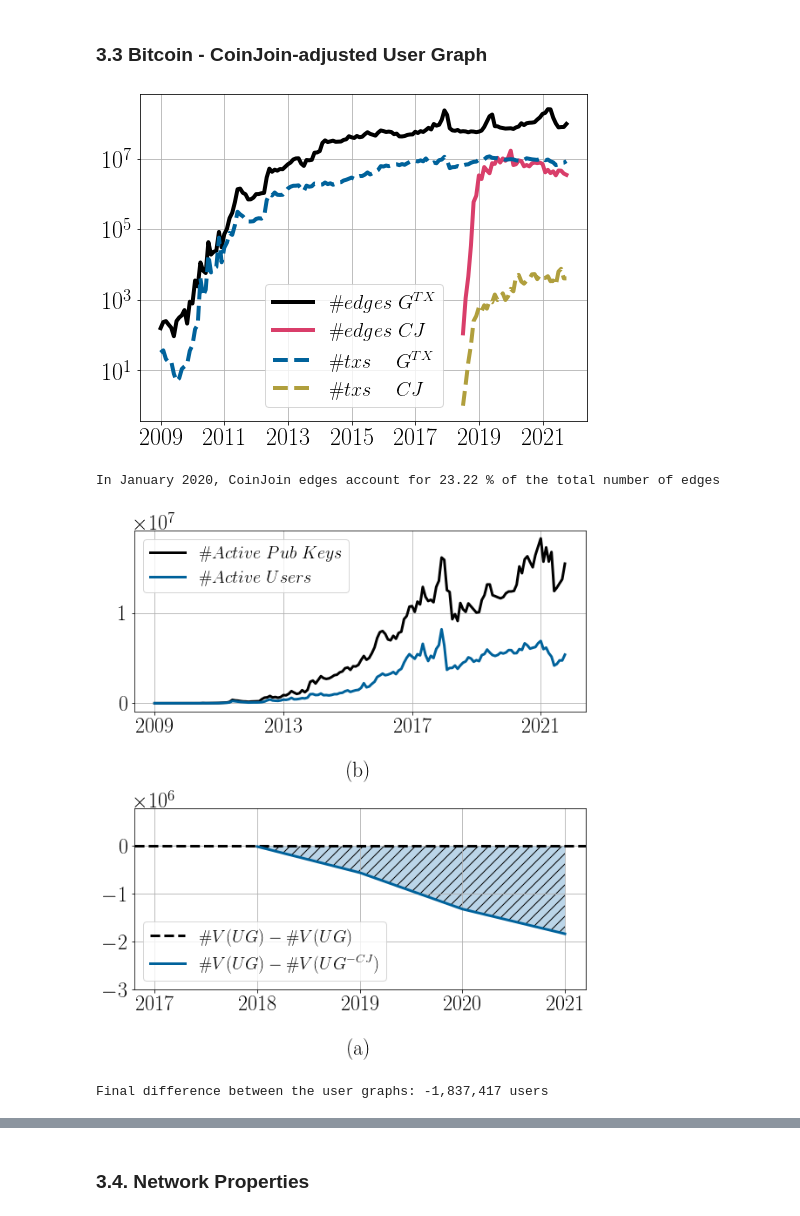
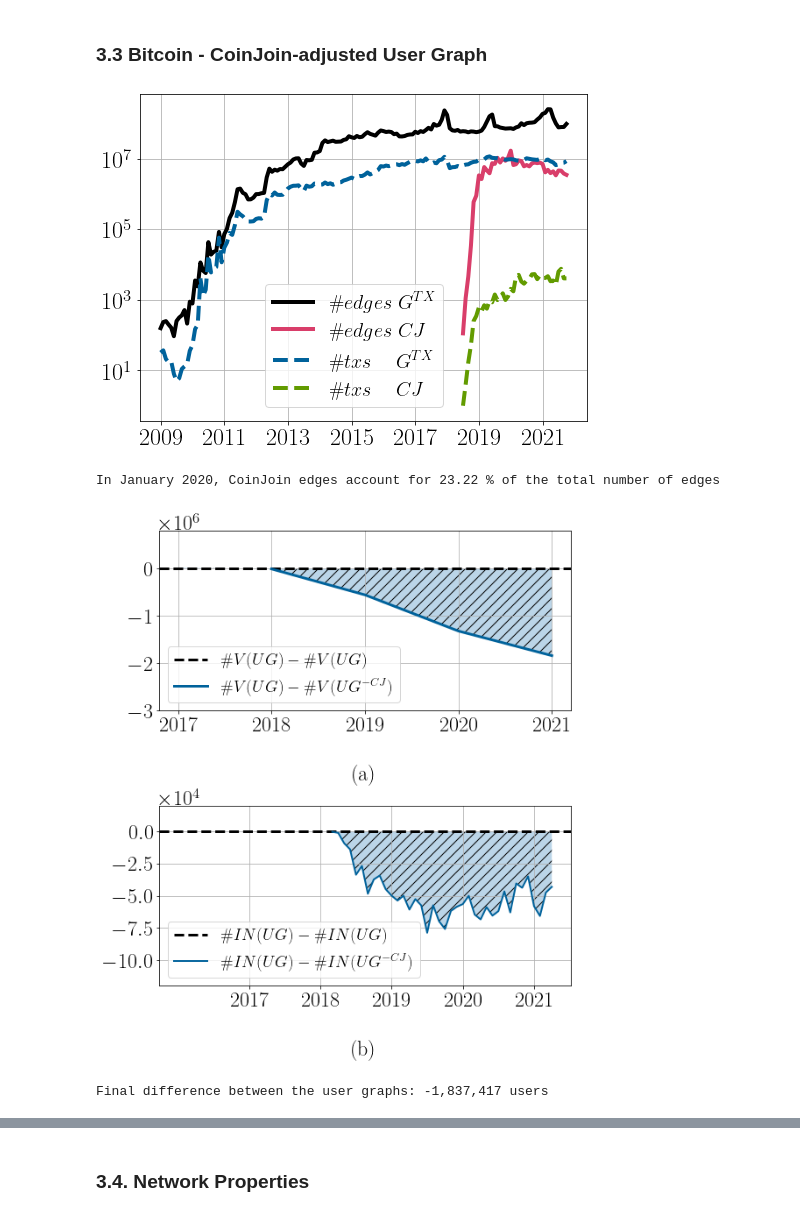
Before and after one commit to nerolation/wu-bitcoin-clustering-analysis, a Jupyter notebook: analysis.ipynb, the cells around one changed output, grey strips where cells are left out. Drawn from its saved outputs; the diff is of its cells as text; code cells hidden in the pictures.

```diff
--- a/analysis.ipynb
+++ b/analysis.ipynb
@@ -75,8 +50,8 @@ from matplotlib import gridspec
 plt.rcParams['axes.grid'] = True
 plt.rcParams['font.family'] = 'STIXGeneral'
 plt.rcParams.update({
-  "text.usetex": True
-  #"font.family": "Helvetica"
+  "text.usetex": True,
+  "font.family": "Helvetica"
 })
 
 pd.options.display.float_format = '${:,.2f}'.format
@@ -90,8 +65,6 @@ os.environ['GOOGLE_APPLICATION_CREDENTIALS'] = credentials_path
 
 if not os.path.isdir("./pictures"):
     os.mkdir("./pictures")
-
-
 
 # Least Sqare Line
 # E(t) = N(t)^a
@@ -276,0 +278,8 @@ samurai   :     82,763 txs
+# %%
+# Users and their transactions
+
+a = DF["stats_user_count_cum_WCJ"].set_index("year").loc[2021,:]
+for i in a.iteritems():
+    print("{:<6} {:,.0f}".format(i[0].strip("_c")+":",i[1]))
+
+DF["services_all"]
@@ -405,7 +429,7 @@ cjtxs = df_cj_all.groupby(["year", "month"]).sum().reset_index()["txs"]
 plt.plot(df_edges["moy"],df_edges["edges"], color="k", linewidth=4)
 plt.plot(cjmoy,cjedges, color="#d93e6a", linewidth=4)
 plt.plot(df_edges["moy"],df_txs["txs"], color="#00629b", linestyle='dashed', linewidth=4)
-plt.plot(cjmoy,cjtxs, color="#b09f3d", linestyle='dashed', linewidth=4)
+plt.plot(cjmoy,cjtxs, color="#629b00", linestyle='dashed', linewidth=4)
 
 
 # Customize ticks and labels
@@ -429,70 +453,63 @@ plt.show()
 cl_per_edges = round(cjedges.iloc[18]/df_edges.iloc[132]["edges"]*100, 2)
 print(f"In January 2020, CoinJoin edges account for {cl_per_edges} % of the total number of edges")
 # %% [output]
-[figure, old version]
+[figure, new version]
 In January 2020, CoinJoin edges account for 23.22 % of the total number of edges
 # %%
-#df_cj_tp   = DF["coinj_throughput_over_time"][:-1]
 df_ent_sum = DF["stats_summary"]
 df_user    = DF["stats_metrics_summary_per_month_user_WCJ"][:-1][["year","month","active_users"]]
+df_user_ug = DF["stats_metrics_summary_per_month_user_UG"][:-1][["year","month","active_users"]]
 df_pubk    = DF["stats_metrics_summary_per_month_pubk"][:-1][["year","month","active_users"]]
+
 
 df_user["moy"] = df_user["year"].astype(str)  + "/" + df_user["month"].astype(str)
 
 
 # Create figure
 f, axs = plt.subplots(nrows=2, ncols=1, figsize=(8, 9),
                        gridspec_kw={
                            'width_ratios': [1],
                            'height_ratios': [3, 3]})
 
 # Plot charts
-axs[0].plot(df_user["moy"],df_pubk["active_users"], color="k", label=r'$\#Active\ Pub\ Keys$',linewidth=3)
-axs[0].plot(df_user["moy"],df_user["active_users"], color="#00629b", label=r'$\#Active\ Users$',linewidth=3)
+axs[1].axhline(0, color='black', lw=3, linestyle="dashed", label=r"$\# IN(UG)-\# IN(UG)$")
+axs[1].plot(df_user["moy"][-64:],df_user_ug["active_users"][-38:]-df_user["active_users"][-64:], color="#00629b",
+            label=r'$\# IN(UG)-\#IN(UG^{-CJ})$',linewidth=2)
+axs[1].fill_between(df_user["moy"][-64:],df_user_ug["active_users"][-64:]-df_user["active_users"][-64:], alpha=0.3, hatch=r"//")
 
-axs[1].axhline(0, color='black', lw=3, linestyle="dashed", label=r"$\# V(UG)-\# V(UG)$")
-axs[1].plot(df_ent_sum["year"][8:],df_ent_sum["users"][9:]-df_ent_sum["users_wcj"][8:],
+
+axs[0].axhline(0, color='black', lw=3, linestyle="dashed", label=r"$\# V(UG)-\# V(UG)$")
+axs[0].plot(df_ent_sum["year"][8:],df_ent_sum["users"][9:]-df_ent_sum["users_wcj"][8:],
             color="#00629b", label=r'$\# V(UG) - \# V(UG^{-CJ})$',linewidth=3)
-axs[1].fill_between(df_ent_sum["year"][8:],df_ent_sum["users"][8:]-df_ent_sum["users_wcj"][8:], alpha=0.3, hatch=r"//")
+axs[0].fill_between(df_ent_sum["year"][8:],df_ent_sum["users"][8:]-df_ent_sum["users_wcj"][8:], alpha=0.3, hatch=r"//")
 
-#axs[2].plot(wasabi["moy"],wasabi["sat"]/1e8, color="#00629b", label="Wasabi",linewidth=4)
-#axs[2].plot(wasabi["moy"],samurai["sat"], color="k", label="Samurai",linewidth=4)
 
 # Customize ticks and labels
-axs[0].xaxis.set_ticks(["2009/1","2013/1","2017/1","2021/1"])
-axs[0].set_xticklabels(["2009","2013","2017", "2021"])
+axs[1].xaxis.set_ticks(["2017/7","2018/7","2019/7","2020/7","2021/7"])
+axs[1].yaxis.set_ticks([0,-25000,-50000,-75000,-100000])
+axs[1].set_xticklabels(["2017","2018","2019", "2020","2021"])
+axs[1].yaxis.get_offset_text().set_fontsize(24)
+axs[1].tick_params(axis='both', which='major', labelsize=24)
+axs[1].set_ylim(-12e4,2e4)
+axs[1].ticklabel_format(axis="y", style="sci", scilimits=(4,4))
 axs[0].yaxis.get_offset_text().set_fontsize(24)
+axs[0].set_ylim(-3e6,0.8e6)
 axs[0].tick_params(axis='both', which='major', labelsize=24)
-axs[0].set_xlabel("\n(b)", fontsize=24)
+axs[0].set_title('(a)', y=1.0, pad=-285, fontsize=24)
+axs[1].set_title('(b)', y=1.0, pad=-285, fontsize=24)
 
-axs[1].yaxis.get_offset_text().set_fontsize(24)
-axs[1].set_ylim(-3e6,0.8e6)
-#axs[1].xaxis.set_ticks(["2019/1","2020/1","2021/1"])
-#axs[1].set_xticklabels(["2019","2020", "2021"])
-axs[1].tick_params(axis='both', which='major', labelsize=24)
-#axs[1].set_ylabel("BTC", fontsize=24)
-axs[1].set_xlabel("\n(a)", fontsize=24)
-#axs[1].set_yscale('log')
-
-#axs[2].yaxis.get_offset_text().set_fontsize(24)
-#axs[2].xaxis.set_ticks(["2019/1","2020/1","2021/1"])
-#axs[2].set_xticklabels(["2019","2020", "2021"])
-#axs[2].tick_params(axis='both', which='major', labelsize=24)
-#axs[2].set_ylabel("BTC", fontsize=24, fontweight="ultralight")
-#axs[2].set_xlabel("\n(c)", fontsize=24, fontweight="ultralight")
-#axs[2].set_yscale('log')
-plt.tight_layout(pad=1)
+plt.tight_layout(pad=2)
 
 # Legend
-axs[0].legend(fontsize=20)
-axs[1].legend(fontsize=20)
-#axs[2].legend(fontsize=20)
+axs[0].legend(fontsize=19)
+axs[1].legend(fontsize=19, loc="lower left")
+
 
 #Save figure and show
 plt.savefig("./pictures/user_overview.pdf")
 plt.show()
 diff = int(df_ent_sum['users'][-1:]-df_ent_sum['users_wcj'][-1:])
 print("Final difference between the user graphs: {:,.0f} users".format(diff))
 # %% [output]
-[figure, old version]
+[figure, new version]
 Final difference between the user graphs: -1,837,417 users
```
Also changed, not shown: parts of 36 cells of this notebook.
